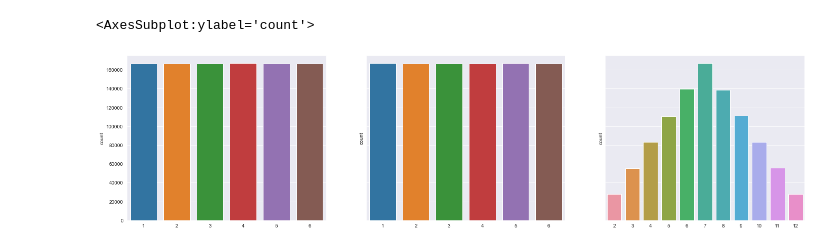
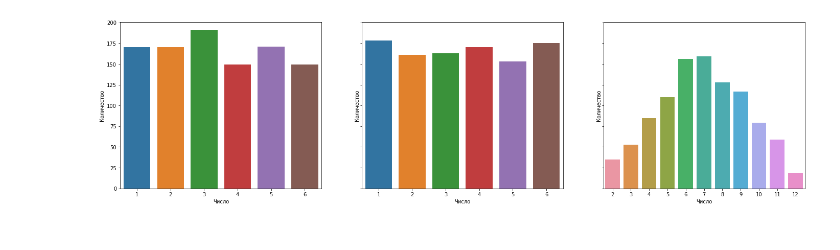
Before and after one commit to ada0l/monte_carlo_research, a Jupyter notebook: dice.ipynb, the cells around one changed output. Saved outputs shown, nothing was run; the diff lists cells and outputs as text; code cells hidden in the pictures.

```diff
--- a/dice.ipynb
+++ b/dice.ipynb
@@ -5,17 +6,23 @@ import matplotlib.pyplot as plt
 import warnings
 warnings.filterwarnings("ignore")
+# %%
+THROWS = 1000
+STEP = 10
 # %%
 rnd = np.random.randint(1, 6 + 1, size=100000)
 # %%
-np.random.seed(1834)
-N = 1000000
+np.random.seed(12363)
+N = THROWS
 dice_1 = np.random.randint(1, 6 + 1, size=N)
 dice_2 = np.random.randint(1, 6 + 1, size=N)
 sum_dices = dice_1 + dice_2
 fig, (ax1, ax2, ax3) = plt.subplots(ncols=3, sharey=True, figsize=(24,6))
-sns.countplot(dice_1, ax=ax1)
-sns.countplot(dice_2, ax=ax2)
-sns.countplot(sum_dices, ax=ax3)
+c1 = sns.countplot(dice_1, ax=ax1)
+c2 = sns.countplot(dice_2, ax=ax2)
+c3 = sns.countplot(sum_dices, ax=ax3)
+
+for c in (c1, c2, c3):
+    c.set_ylabel('Количество')
+    c.set_xlabel('Число')
 # %% [output]
-<AxesSubplot:ylabel='count'>
-[figure, old version]
+[figure, new version]
```
Also changed, not shown: parts of 6 cells of this notebook, 13 other files.
